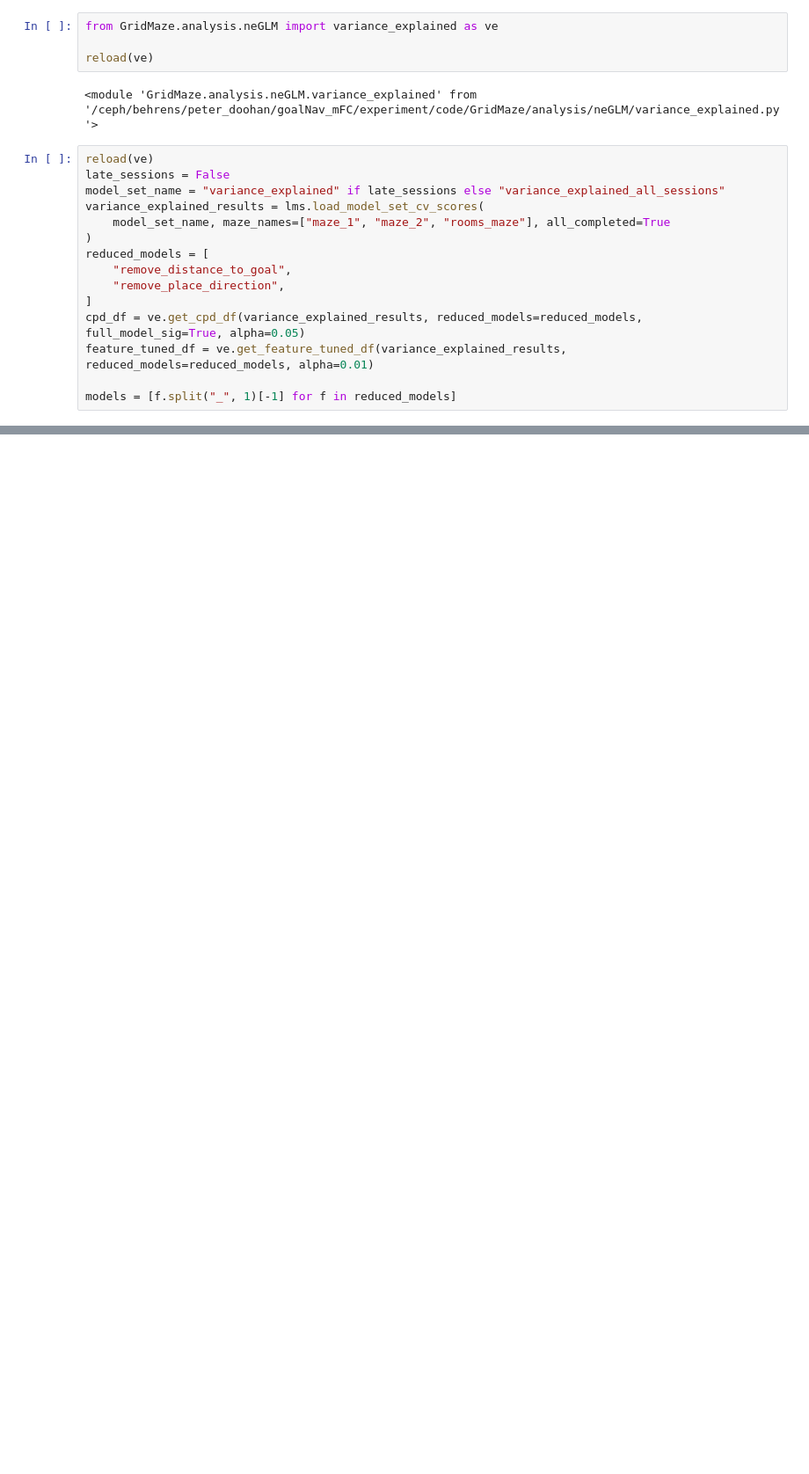
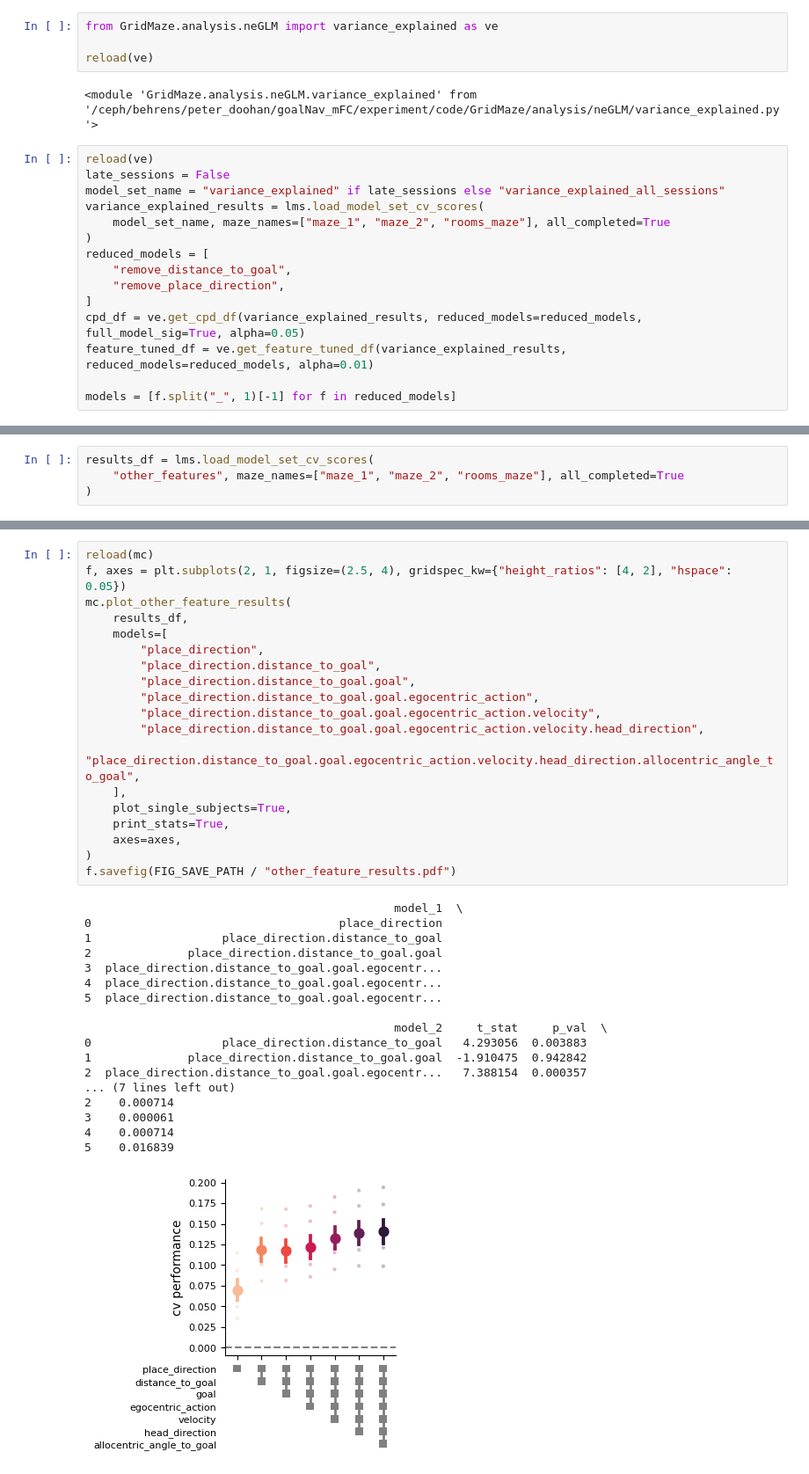
Before and after one commit to peterdoohan/GridMaze-mFC, a Jupyter notebook: Notebooks/6.neGLM.ipynb, the cells around one changed output, grey strips where cells are left out. Shown at 88% size. Cells and saved outputs as stored; diff of their text form; blank space fills up the shorter version.

```diff
--- a/Notebooks/6.neGLM.ipynb
+++ b/Notebooks/6.neGLM.ipynb
@@ -138,0 +157,4 @@ ve.plot_summary_venn_diagram(
+# %%
+results_df = lms.load_model_set_cv_scores(
+    "other_features", maze_names=["maze_1", "maze_2", "rooms_maze"], all_completed=True
+)
@@ -138,0 +181,38 @@ ve.plot_summary_venn_diagram(
+# %%
+reload(mc)
+f, axes = plt.subplots(2, 1, figsize=(2.5, 4), gridspec_kw={"height_ratios": [4, 2], "hspace": 0.05})
+mc.plot_other_feature_results(
+    results_df,
+    models=[
+        "place_direction",
+        "place_direction.distance_to_goal",
+        "place_direction.distance_to_goal.goal",
+        "place_direction.distance_to_goal.goal.egocentric_action",
+        "place_direction.distance_to_goal.goal.egocentric_action.velocity",
+        "place_direction.distance_to_goal.goal.egocentric_action.velocity.head_direction",
+        "place_direction.distance_to_goal.goal.egocentric_action.velocity.head_direction.allocentric_angle_to_goal",
+    ],
+    plot_single_subjects=True,
+    print_stats=True,
+    axes=axes,
+)
+f.savefig(FIG_SAVE_PATH / "other_feature_results.pdf")
+# %% [output]
+                                             model_1  \
+0                                    place_direction
+1                   place_direction.distance_to_goal
+2              place_direction.distance_to_goal.goal
+3  place_direction.distance_to_goal.goal.egocentr...
+4  place_direction.distance_to_goal.goal.egocentr...
+5  place_direction.distance_to_goal.goal.egocentr...
+
+                                             model_2     t_stat     p_val  \
+0                   place_direction.distance_to_goal   4.293056  0.003883
+1              place_direction.distance_to_goal.goal  -1.910475  0.942842
+2  place_direction.distance_to_goal.goal.egocentr...   7.388154  0.000357
+... (7 lines left out)
+2    0.000714
+3    0.000061
+4    0.000714
+5    0.016839
+[figure, added]
```
Also changed, not shown: parts of 11 cells of this notebook, 2 other files.
